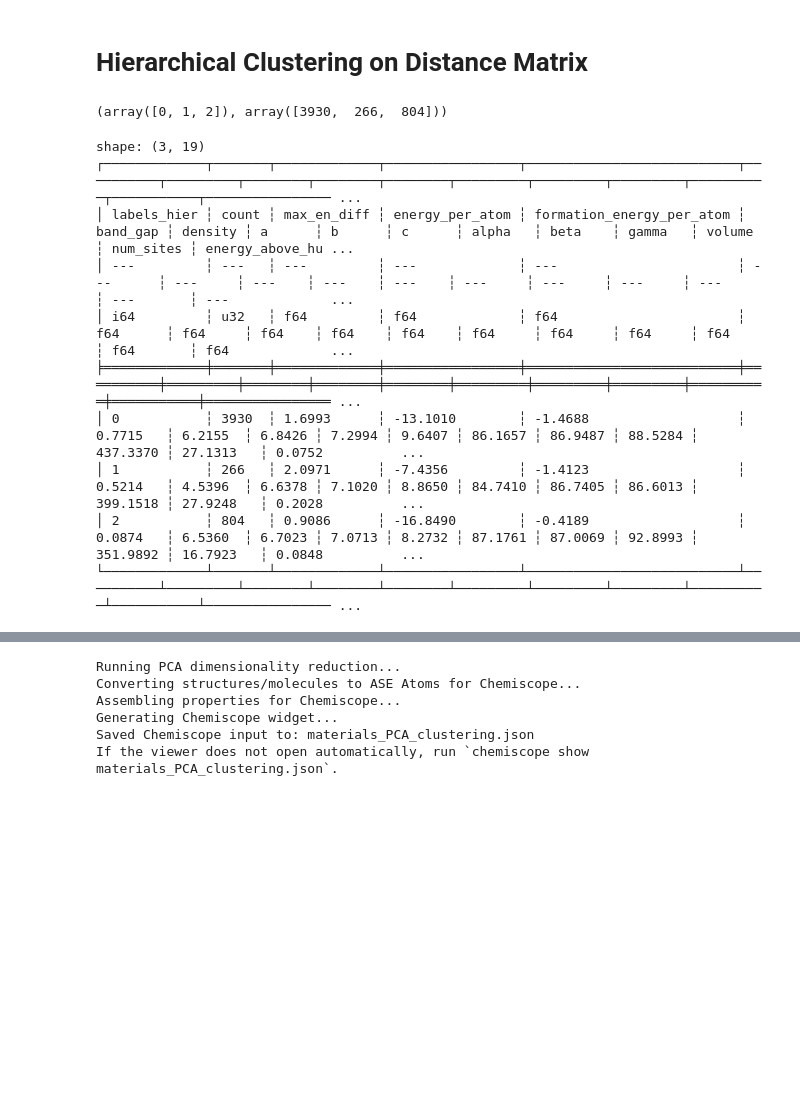
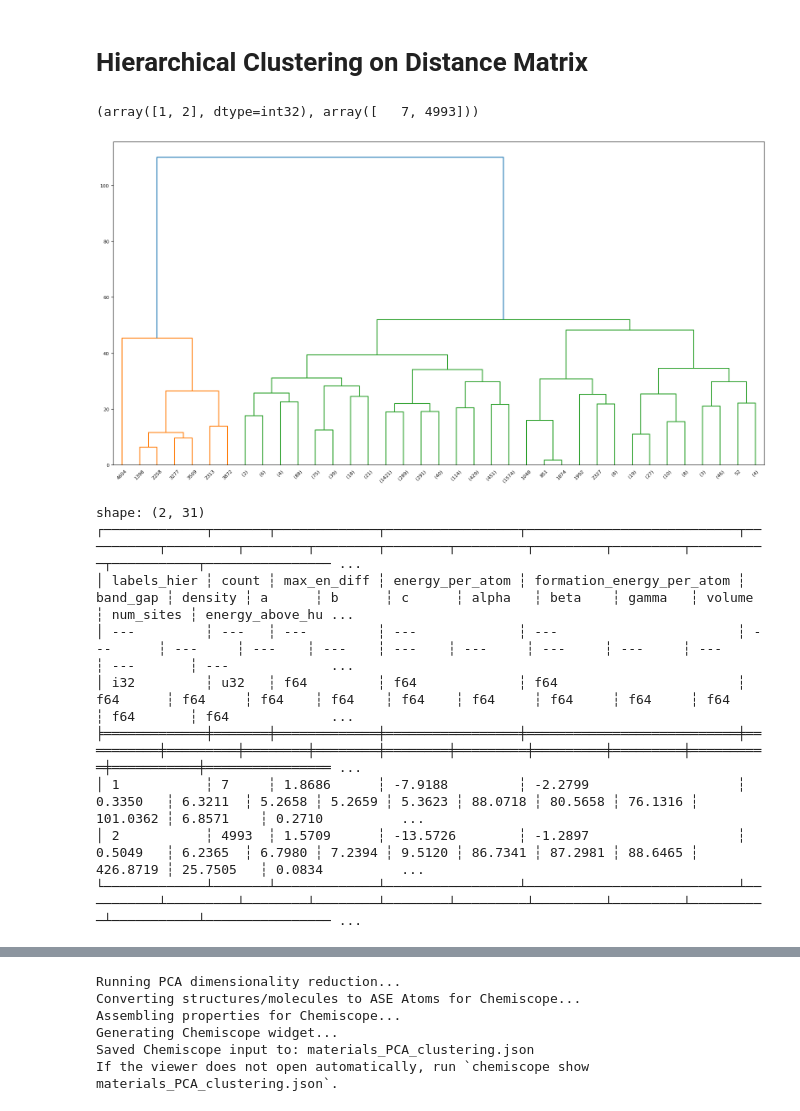
Before and after one commit to karlfindhansen/Non-Euclidean-Distances-in-Molecular-Representation, a Jupyter notebook: notebooks/Materials Project/clustering/euclidean/descriptors/mace.ipynb, the cells around one changed output, grey strips where cells are left out. Cells and saved outputs as stored; diff of their text form; code cells hidden in the pictures; blank space fills up the shorter version.

```diff
--- a/notebooks/Materials Project/clustering/euclidean/descriptors/mace.ipynb
+++ b/notebooks/Materials Project/clustering/euclidean/descriptors/mace.ipynb
@@ -36,6 +38,6 @@ dist_matrix = mp.get_distance_matrix(
     descriptor="mace",
     dist_type="euclidean",
     force_calculate=True,
-    pca_variance=60,
+    pca_components=4,
 )
 # %% [output]
@@ -46,24 +49,26 @@ dist_matrix = mp.get_distance_matrix(
 # %% [markdown]
 # Hierarchical Clustering on Distance Matrix
 # %%
-model_hier = AgglomerativeClustering(metric='precomputed', n_clusters=3, linkage='complete')
-labels_hier = model_hier.fit_predict(dist_matrix)
+link = linkage(dist_matrix, method='average')
+plt.figure(figsize=(20,10))
+dendrogram(link, p=5, truncate_mode='level')
+labels_hier = fcluster(link, t=60, criterion='distance')
+df = df.with_columns(labels_hier=labels_hier)
 print(np.unique(labels_hier, return_counts=True))
-df = df.with_columns(labels_hier=labels_hier)
 # %% [output]
-(array([0, 1, 2]), array([3930,  266,  804]))
+(array([1, 2], dtype=int32), array([   7, 4993]))
+[figure, added]
 # %%
 d = average_numeric_by_cluster(df, "labels_hier")
 # %% [output]
-shape: (3, 19)
+shape: (2, 31)
 ┌─────────────┬───────┬─────────────┬─────────────────┬───────────────────────────┬──────────┬─────────┬────────┬────────┬────────┬─────────┬─────────┬─────────┬──────────┬───────────┬──────────────── ...
 │ labels_hier ┆ count ┆ max_en_diff ┆ energy_per_atom ┆ formation_energy_per_atom ┆ band_gap ┆ density ┆ a      ┆ b      ┆ c      ┆ alpha   ┆ beta    ┆ gamma   ┆ volume   ┆ num_sites ┆ energy_above_hu ...
 │ ---         ┆ ---   ┆ ---         ┆ ---             ┆ ---                       ┆ ---      ┆ ---     ┆ ---    ┆ ---    ┆ ---    ┆ ---     ┆ ---     ┆ ---     ┆ ---      ┆ ---       ┆ ---             ...
-│ i64         ┆ u32   ┆ f64         ┆ f64             ┆ f64                       ┆ f64      ┆ f64     ┆ f64    ┆ f64    ┆ f64    ┆ f64     ┆ f64     ┆ f64     ┆ f64      ┆ f64       ┆ f64             ...
+│ i32         ┆ u32   ┆ f64         ┆ f64             ┆ f64                       ┆ f64      ┆ f64     ┆ f64    ┆ f64    ┆ f64    ┆ f64     ┆ f64     ┆ f64     ┆ f64      ┆ f64       ┆ f64             ...
 ╞═════════════╪═══════╪═════════════╪═════════════════╪═══════════════════════════╪══════════╪═════════╪════════╪════════╪════════╪═════════╪═════════╪═════════╪══════════╪═══════════╪════════════════ ...
-│ 0           ┆ 3930  ┆ 1.6993      ┆ -13.1010        ┆ -1.4688                   ┆ 0.7715   ┆ 6.2155  ┆ 6.8426 ┆ 7.2994 ┆ 9.6407 ┆ 86.1657 ┆ 86.9487 ┆ 88.5284 ┆ 437.3370 ┆ 27.1313   ┆ 0.0752          ...
-│ 1           ┆ 266   ┆ 2.0971      ┆ -7.4356         ┆ -1.4123                   ┆ 0.5214   ┆ 4.5396  ┆ 6.6378 ┆ 7.1020 ┆ 8.8650 ┆ 84.7410 ┆ 86.7405 ┆ 86.6013 ┆ 399.1518 ┆ 27.9248   ┆ 0.2028          ...
-│ 2           ┆ 804   ┆ 0.9086      ┆ -16.8490        ┆ -0.4189                   ┆ 0.0874   ┆ 6.5360  ┆ 6.7023 ┆ 7.0713 ┆ 8.2732 ┆ 87.1761 ┆ 87.0069 ┆ 92.8993 ┆ 351.9892 ┆ 16.7923   ┆ 0.0848          ...
+│ 1           ┆ 7     ┆ 1.8686      ┆ -7.9188         ┆ -2.2799                   ┆ 0.3350   ┆ 6.3211  ┆ 5.2658 ┆ 5.2659 ┆ 5.3623 ┆ 88.0718 ┆ 80.5658 ┆ 76.1316 ┆ 101.0362 ┆ 6.8571    ┆ 0.2710          ...
+│ 2           ┆ 4993  ┆ 1.5709      ┆ -13.5726        ┆ -1.2897                   ┆ 0.5049   ┆ 6.2365  ┆ 6.7980 ┆ 7.2394 ┆ 9.5120 ┆ 86.7341 ┆ 87.2981 ┆ 88.6465 ┆ 426.8719 ┆ 25.7505   ┆ 0.0834          ...
 └─────────────┴───────┴─────────────┴─────────────────┴───────────────────────────┴──────────┴─────────┴────────┴────────┴────────┴─────────┴─────────┴─────────┴──────────┴───────────┴──────────────── ...
 # %%
 plot_distance_matrix_projection(
```
Also changed, not shown: parts of 10 cells of this notebook, 12 other files.
